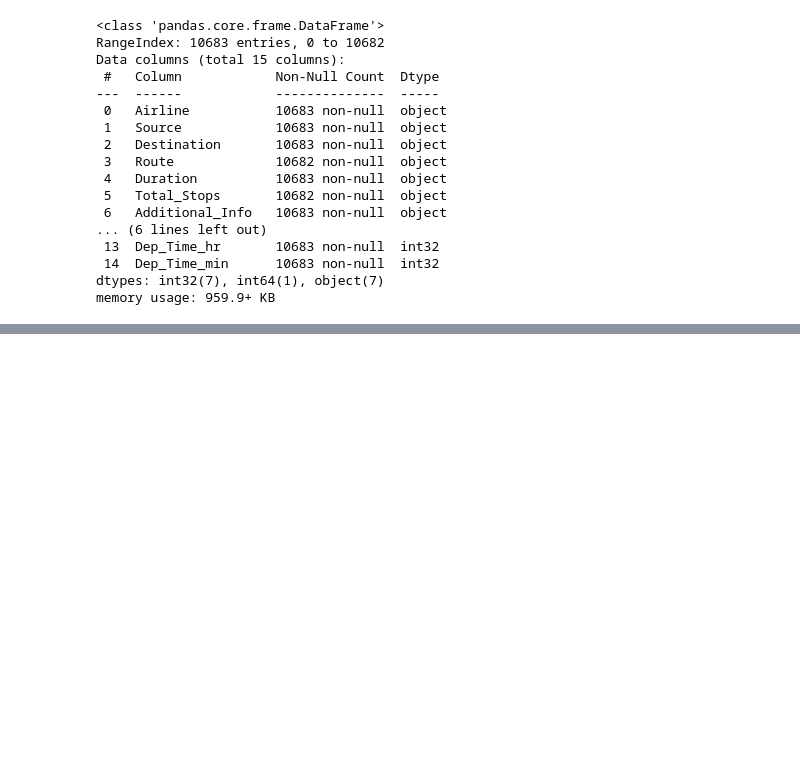
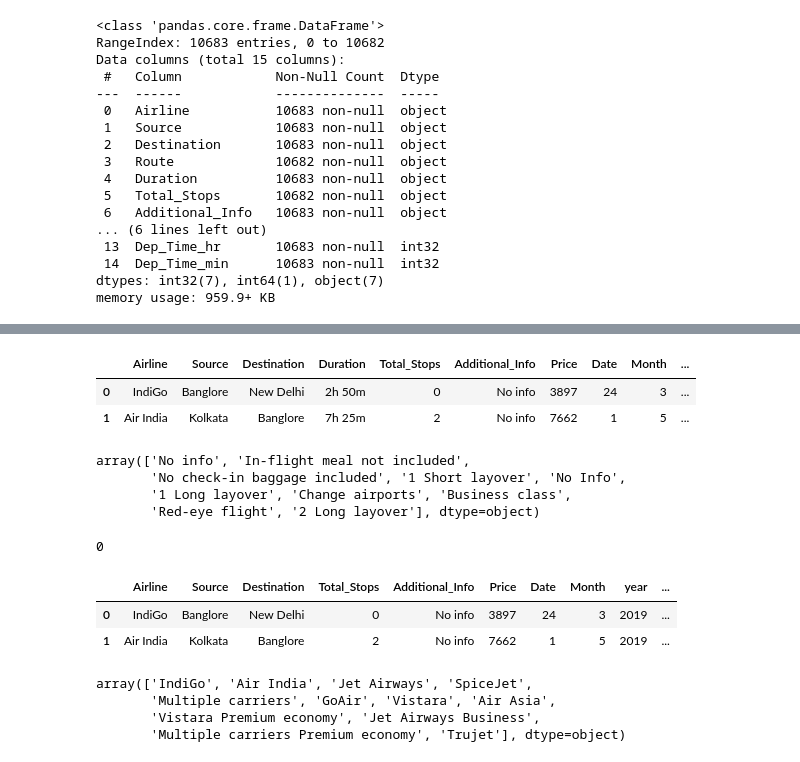
Before and after one commit to Sarvjeetjha/Exploratory-data-analysis, a Jupyter notebook: 02_FlightPricedatasetEDA.ipynb, the cells around one changed output, grey strips where cells are left out. Saved outputs shown, nothing was run; the diff lists cells and outputs as text; code cells hidden in the pictures; blank space fills up the shorter version.

```diff
--- a/02_FlightPricedatasetEDA.ipynb
+++ b/02_FlightPricedatasetEDA.ipynb
@@ -234,0 +290,13 @@ memory usage: 959.9+ KB
+# %%
+df.head(2)
+# %% [output]
+|  | Airline | Source | Destination | Duration | Total_Stops | Additional_Info | Price | Date | Month | ... |
+| 0 | IndiGo | Banglore | New Delhi | 2h 50m | 0 | No info | 3897 | 24 | 3 | ... |
+| 1 | Air India | Kolkata | Banglore | 7h 25m | 2 | No info | 7662 | 1 | 5 | ... |
+# %%
+df.Additional_Info.unique()
+# %% [output]
+array(['No info', 'In-flight meal not included',
+       'No check-in baggage included', '1 Short layover', 'No Info',
+       '1 Long layover', 'Change airports', 'Business class',
+       'Red-eye flight', '2 Long layover'], dtype=object)
@@ -234,0 +308,17 @@ memory usage: 959.9+ KB
+# %%
+df.Duration_min.isnull().sum()
+# %% [output]
+0
+# %%
+df.head(2)
+# %% [output]
+|  | Airline | Source | Destination | Total_Stops | Additional_Info | Price | Date | Month | year | ... |
+| 0 | IndiGo | Banglore | New Delhi | 0 | No info | 3897 | 24 | 3 | 2019 | ... |
+| 1 | Air India | Kolkata | Banglore | 2 | No info | 7662 | 1 | 5 | 2019 | ... |
+# %%
+df.Airline.unique()
+# %% [output]
+array(['IndiGo', 'Air India', 'Jet Airways', 'SpiceJet',
+       'Multiple carriers', 'GoAir', 'Vistara', 'Air Asia',
+       'Vistara Premium economy', 'Jet Airways Business',
+       'Multiple carriers Premium economy', 'Trujet'], dtype=object)
```
Also changed, not shown: parts of 13 cells of this notebook.
